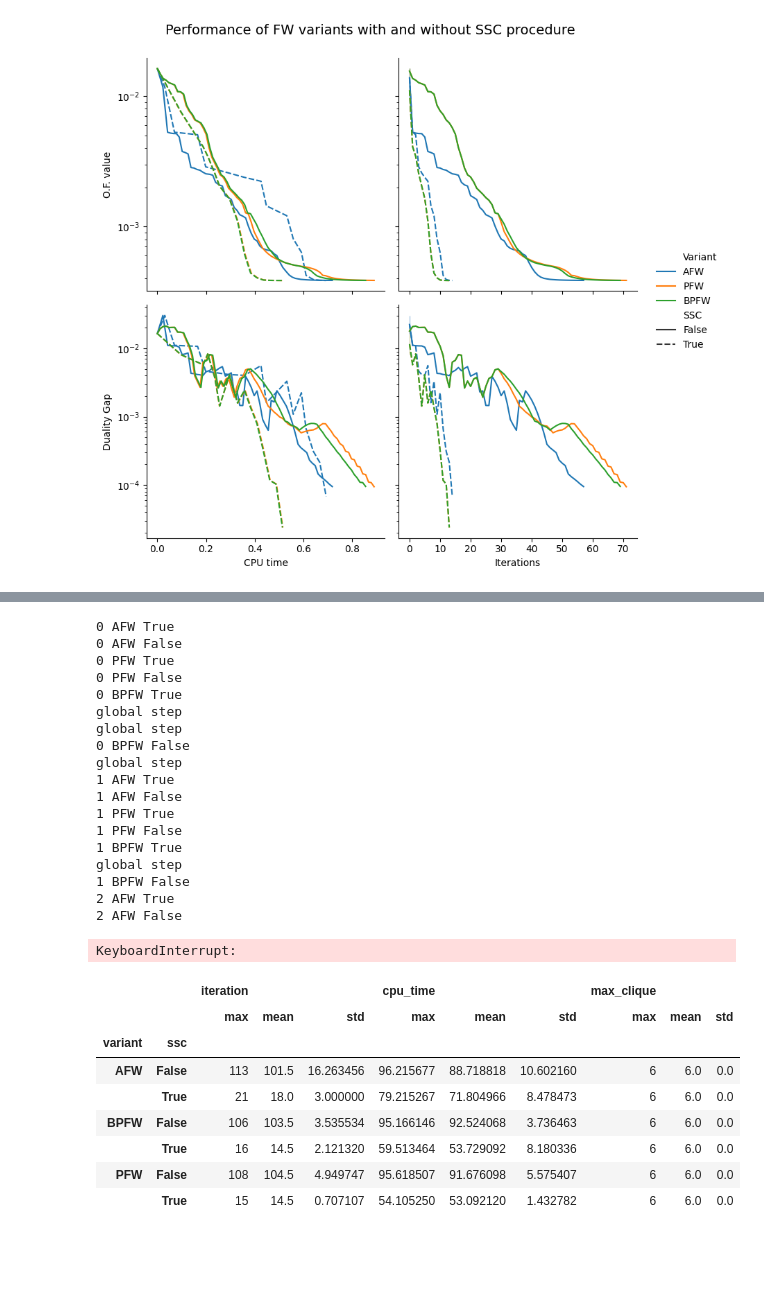
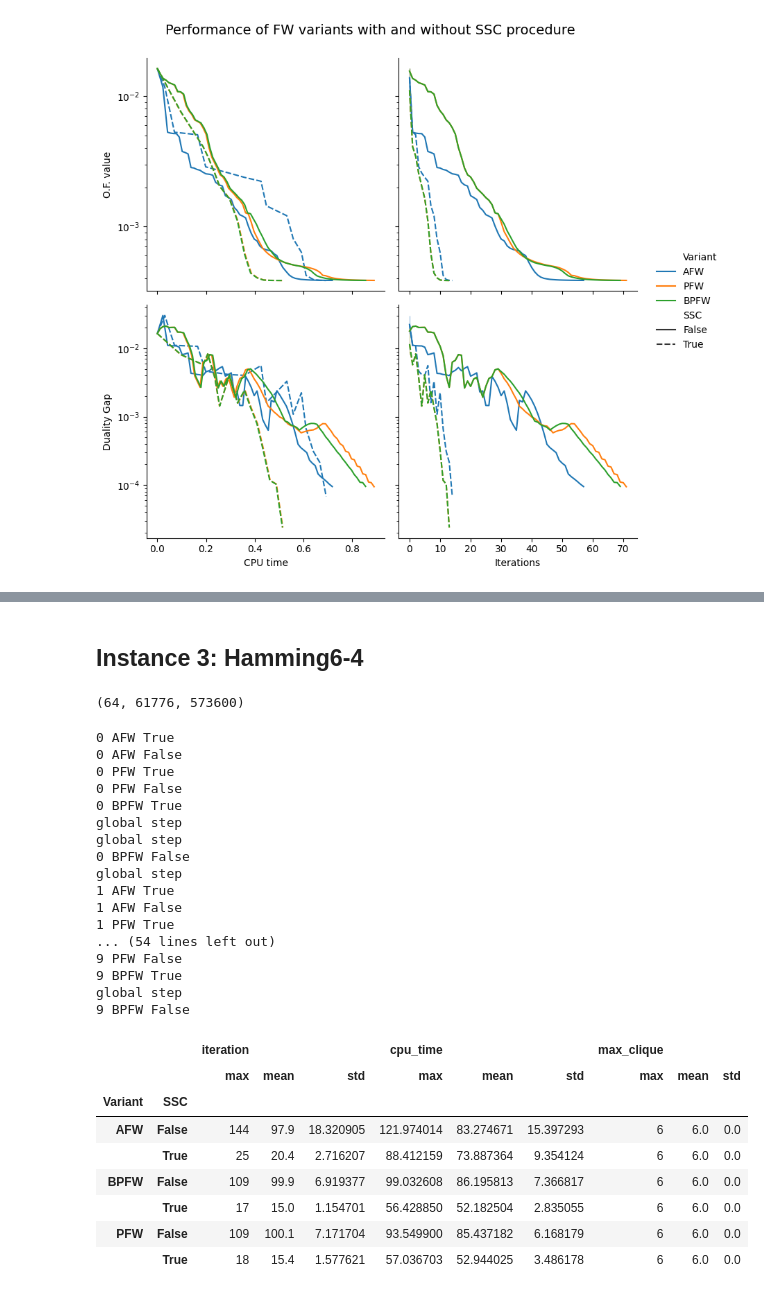
Before and after one commit to badalyananna/optimization-frank-wolfe, a Jupyter notebook: experiments.ipynb, the cells around one changed output, grey strips where cells are left out. Cells and saved outputs as stored; diff of their text form; code cells hidden in the pictures; blank space fills up the shorter version.

Commit message:
Run the experiments and saved the results

```diff
--- a/experiments.ipynb
+++ b/experiments.ipynb
@@ -244,3 +289,13 @@ n, len(hyperedges), len(complement_hyperedges)
+# %% [markdown]
+## Instance 3: Hamming6-4
+# %%
+dataset = "hamming6-4"
+tolerance = 1e-4
+
+n, hyperedges, complement_hyperedges = process_dataset(dataset, 4)
+n, len(hyperedges), len(complement_hyperedges)
+# %% [output]
+(64, 61776, 573600)
 # %%
 variants = ["AFW", "PFW", "BPFW"]
 df = pd.DataFrame()
@@ -251,7 +306,7 @@ for seed in range(10):
             fw = FW(variant=variant,
                     stepsize_strategy = 'backtracking',
                     ssc_procedure=ssc,
-                    tolerance=1e-4,
+                    tolerance=tolerance,
                     linesearch_args={'L': 0.01})
             fw.optimize(complement_hyperedges, n, seed=seed)
             df_current = pd.DataFrame(fw.history)
@@ -261,6 +316,10 @@ for seed in range(10):
             max_clique = (fw.x > 0.001).sum()
             df_current['max_clique'] = pd.Series([max_clique] * len(df_current))
             df = pd.concat([df, df_current])
+
+dir = f'results/{stepsize_strategy}/{dataset}'
+os.makedirs(dir, exist_ok=True)
+df.to_csv(dir + '/runs.csv', index=False)
 # %% [output]
 0 AFW True
 0 AFW False
@@ -274,10 +333,8 @@ global step
 1 AFW True
 1 AFW False
 1 PFW True
-1 PFW False
-1 BPFW True
+... (54 lines left out)
+9 PFW False
+9 BPFW True
 global step
-1 BPFW False
-2 AFW True
-2 AFW False
+9 BPFW False
-KeyboardInterrupt:
@@ -284,16 +343,17 @@ KeyboardInterrupt:
 # %%
-df_final = df[['variant', 'ssc', 'seed', 'iteration', 'cpu_time', 'max_clique']].groupby(['variant', 'ssc', 'seed']).max().reset_index()
-df_final[['variant', 'ssc', 'iteration', 'cpu_time', 'max_clique']].groupby(['variant', 'ssc']).agg(['max','mean', 'std'])
+df = pd.read_csv(dir + '/runs.csv')
+df_final = df[['Variant', 'SSC', 'seed', 'iteration', 'cpu_time', 'max_clique']].groupby(['Variant', 'SSC', 'seed']).max().reset_index()
+df_final[['Variant', 'SSC', 'iteration', 'cpu_time', 'max_clique']].groupby(['Variant', 'SSC']).agg(['max','mean', 'std'])
 # %% [output]
 |  |  | iteration |  |  | cpu_time |  |  | max_clique |  |  |
 |  |  | max | mean | std | max | mean | std | max | mean | std |
-| variant | ssc |  |  |  |  |  |  |  |  |  |
-| AFW | False | 113 | 101.5 | 16.263456 | 96.215677 | 88.718818 | 10.602160 | 6 | 6.0 | 0.0 |
-|  | True | 21 | 18.0 | 3.000000 | 79.215267 | 71.804966 | 8.478473 | 6 | 6.0 | 0.0 |
-| BPFW | False | 106 | 103.5 | 3.535534 | 95.166146 | 92.524068 | 3.736463 | 6 | 6.0 | 0.0 |
-|  | True | 16 | 14.5 | 2.121320 | 59.513464 | 53.729092 | 8.180336 | 6 | 6.0 | 0.0 |
-| PFW | False | 108 | 104.5 | 4.949747 | 95.618507 | 91.676098 | 5.575407 | 6 | 6.0 | 0.0 |
-|  | True | 15 | 14.5 | 0.707107 | 54.105250 | 53.092120 | 1.432782 | 6 | 6.0 | 0.0 |
+| Variant | SSC |  |  |  |  |  |  |  |  |  |
+| AFW | False | 144 | 97.9 | 18.320905 | 121.974014 | 83.274671 | 15.397293 | 6 | 6.0 | 0.0 |
+|  | True | 25 | 20.4 | 2.716207 | 88.412159 | 73.887364 | 9.354124 | 6 | 6.0 | 0.0 |
+| BPFW | False | 109 | 99.9 | 6.919377 | 99.032608 | 86.195813 | 7.366817 | 6 | 6.0 | 0.0 |
+|  | True | 17 | 15.0 | 1.154701 | 56.428850 | 52.182504 | 2.835055 | 6 | 6.0 | 0.0 |
+| PFW | False | 109 | 100.1 | 7.171704 | 93.549900 | 85.437182 | 6.168179 | 6 | 6.0 | 0.0 |
+|  | True | 18 | 15.4 | 1.577621 | 57.036703 | 52.944025 | 3.486178 | 6 | 6.0 | 0.0 |
 # %%
 plot_hisotry(df, seed=1, ssc=True)
 # %% [output]
```
Also changed, not shown: parts of 27 cells of this notebook, 5 other files.
